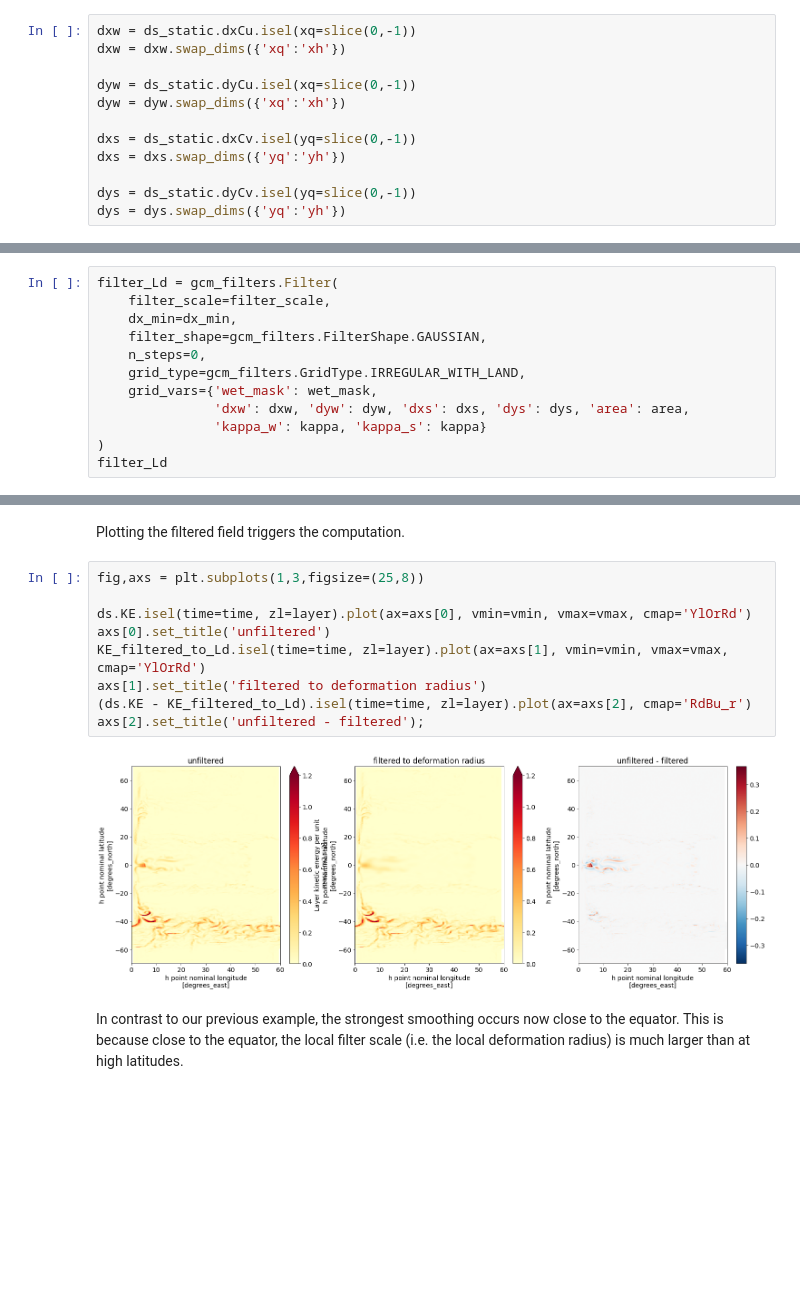
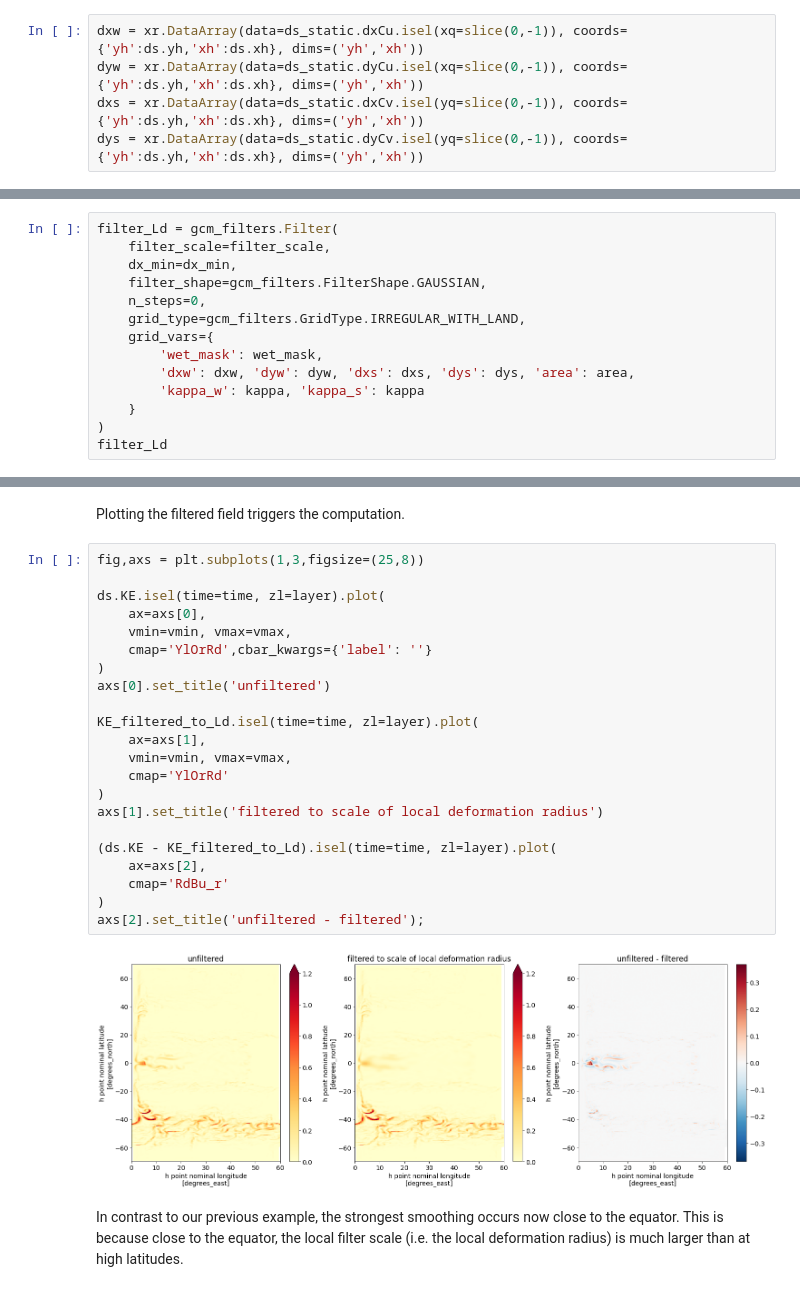
Before and after one commit to NoraLoose/gcm-filters, a Jupyter notebook: docs/tutorial_filter_types.ipynb, the cells around one changed output, grey strips where cells are left out. Drawn from its saved outputs; the diff is of its cells as text; blank space fills up the shorter version.

```diff
--- a/docs/tutorial_filter_types.ipynb
+++ b/docs/tutorial_filter_types.ipynb
@@ -109,15 +109,8 @@ For the remaining grid variables, recall the following conventions:
 
 We get these grid variables from our model output as follows:
 # %%
-dxw = ds_static.dxCu.isel(xq=slice(0,-1))
-dxw = dxw.swap_dims({'xq':'xh'})
-
-dyw = ds_static.dyCu.isel(xq=slice(0,-1))
-dyw = dyw.swap_dims({'xq':'xh'})
-
-dxs = ds_static.dxCv.isel(yq=slice(0,-1))
-dxs = dxs.swap_dims({'yq':'yh'})
-
-dys = ds_static.dyCv.isel(yq=slice(0,-1))
-dys = dys.swap_dims({'yq':'yh'})
+dxw = xr.DataArray(data=ds_static.dxCu.isel(xq=slice(0,-1)), coords={'yh':ds.yh,'xh':ds.xh}, dims=('yh','xh'))
+dyw = xr.DataArray(data=ds_static.dyCu.isel(xq=slice(0,-1)), coords={'yh':ds.yh,'xh':ds.xh}, dims=('yh','xh'))
+dxs = xr.DataArray(data=ds_static.dxCv.isel(yq=slice(0,-1)), coords={'yh':ds.yh,'xh':ds.xh}, dims=('yh','xh'))
+dys = xr.DataArray(data=ds_static.dyCv.isel(yq=slice(0,-1)), coords={'yh':ds.yh,'xh':ds.xh}, dims=('yh','xh'))
 # %% [markdown]
@@ -305,9 +316,11 @@ filter_Ld = gcm_filters.Filter(
     filter_shape=gcm_filters.FilterShape.GAUSSIAN,
     n_steps=0,
     grid_type=gcm_filters.GridType.IRREGULAR_WITH_LAND,
-    grid_vars={'wet_mask': wet_mask,
-               'dxw': dxw, 'dyw': dyw, 'dxs': dxs, 'dys': dys, 'area': area,
-               'kappa_w': kappa, 'kappa_s': kappa}
+    grid_vars={
+        'wet_mask': wet_mask,
+        'dxw': dxw, 'dyw': dyw, 'dxs': dxs, 'dys': dys, 'area': area,
+        'kappa_w': kappa, 'kappa_s': kappa
+    }
 )
 filter_Ld
 # %% [output]
@@ -321,14 +334,27 @@ Plotting the filtered field triggers the computation.
 # %%
 fig,axs = plt.subplots(1,3,figsize=(25,8))
 
-ds.KE.isel(time=time, zl=layer).plot(ax=axs[0], vmin=vmin, vmax=vmax, cmap='YlOrRd')
+ds.KE.isel(time=time, zl=layer).plot(
+    ax=axs[0],
+    vmin=vmin, vmax=vmax,
+    cmap='YlOrRd',cbar_kwargs={'label': ''}
+)
 axs[0].set_title('unfiltered')
-KE_filtered_to_Ld.isel(time=time, zl=layer).plot(ax=axs[1], vmin=vmin, vmax=vmax, cmap='YlOrRd')
-axs[1].set_title('filtered to deformation radius')
-(ds.KE - KE_filtered_to_Ld).isel(time=time, zl=layer).plot(ax=axs[2], cmap='RdBu_r')
+
+KE_filtered_to_Ld.isel(time=time, zl=layer).plot(
+    ax=axs[1],
+    vmin=vmin, vmax=vmax,
+    cmap='YlOrRd'
+)
+axs[1].set_title('filtered to scale of local deformation radius')
+
+(ds.KE - KE_filtered_to_Ld).isel(time=time, zl=layer).plot(
+    ax=axs[2],
+    cmap='RdBu_r'
+)
 axs[2].set_title('unfiltered - filtered');
 # %% [output]
-[figure, old version]
+[figure, new version]
 # %% [markdown]
 In contrast to our previous example, the strongest smoothing occurs now close to the equator. This is because close to the equator, the local filter scale (i.e. the local deformation radius) is much larger than at high latitudes.
 # %% [markdown]
```
Also changed, not shown: parts of 20 cells of this notebook.
